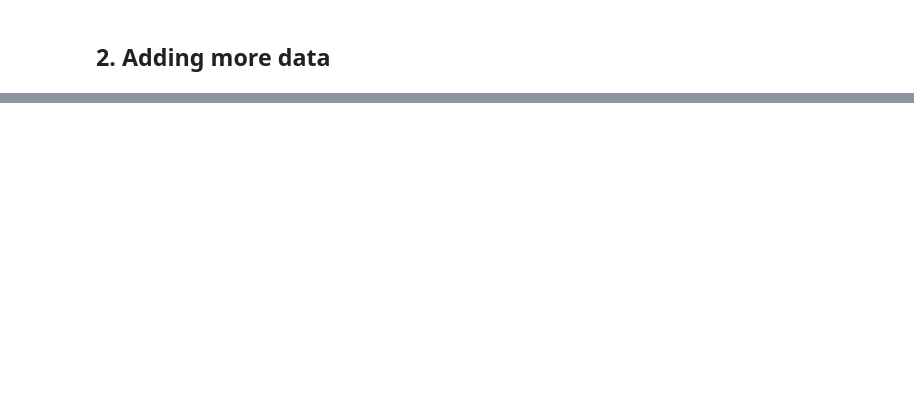
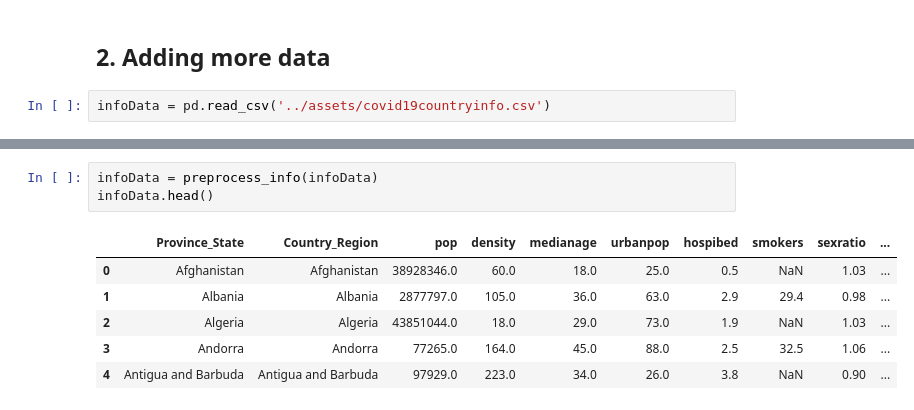
Before and after one commit to rdbch/COVID-19-Forecast, a Jupyter notebook: notebooks/Untitled.ipynb, the cells around one changed output, grey strips where cells are left out. Drawn from its saved outputs; the diff is of its cells as text; blank space fills up the shorter version.

```diff
--- a/notebooks/Untitled.ipynb
+++ b/notebooks/Untitled.ipynb
@@ -284,3 +288,5 @@ for country in ['Romania', 'Germany','Czechia', 'Ireland']:
 [figure]
 # %% [markdown]
 ## 2. Adding more data
+# %%
+infoData = pd.read_csv('../assets/covid19countryinfo.csv')
@@ -286,0 +310,10 @@ for country in ['Romania', 'Germany','Czechia', 'Ireland']:
+# %%
+infoData = preprocess_info(infoData)
+infoData.head()
+# %% [output]
+|  | Province_State | Country_Region | pop | density | medianage | urbanpop | hospibed | smokers | sexratio | ... |
+| 0 | Afghanistan | Afghanistan | 38928346.0 | 60.0 | 18.0 | 25.0 | 0.5 | NaN | 1.03 | ... |
+| 1 | Albania | Albania | 2877797.0 | 105.0 | 36.0 | 63.0 | 2.9 | 29.4 | 0.98 | ... |
+| 2 | Algeria | Algeria | 43851044.0 | 18.0 | 29.0 | 73.0 | 1.9 | NaN | 1.03 | ... |
+| 3 | Andorra | Andorra | 77265.0 | 164.0 | 45.0 | 88.0 | 2.5 | 32.5 | 1.06 | ... |
+| 4 | Antigua and Barbuda | Antigua and Barbuda | 97929.0 | 223.0 | 34.0 | 26.0 | 3.8 | NaN | 0.90 | ... |
```
Also changed, not shown: parts of 15 cells of this notebook, 1 other file.
